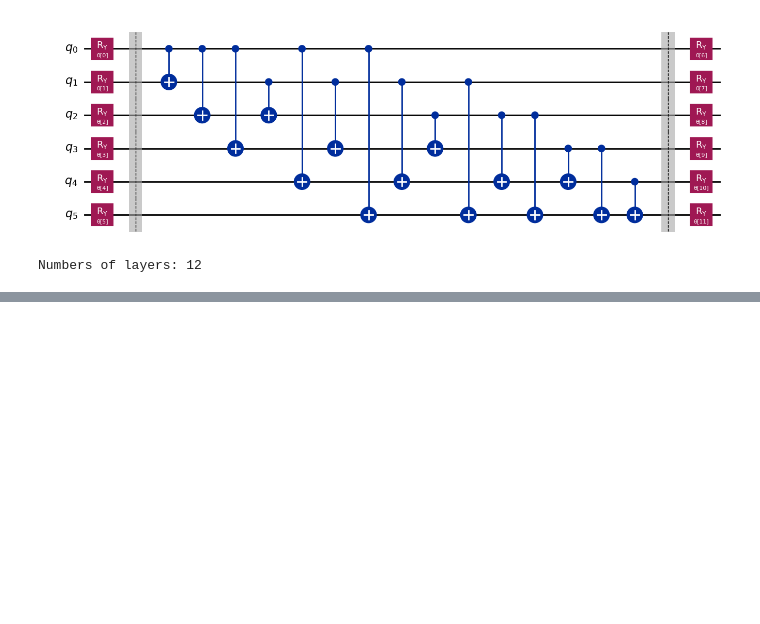
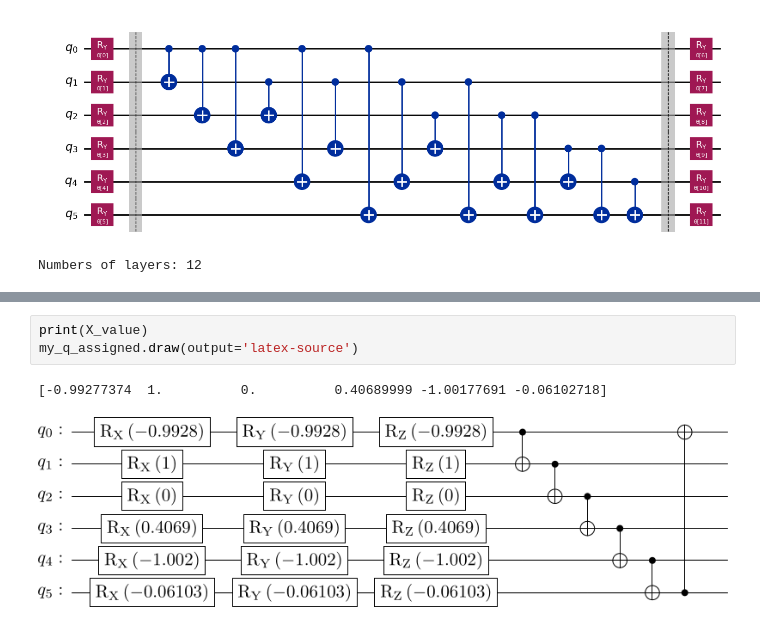
Before and after one commit to fdamore/QK, a Jupyter notebook: notebooks/validation.ipynb, the cells around one changed output, grey strips where cells are left out. Cells and saved outputs as stored; diff of their text form; blank space fills up the shorter version.

```diff
--- a/notebooks/validation.ipynb
+++ b/notebooks/validation.ipynb
@@ -200,0 +201,6 @@ list(np.array([3,3,2]))
+# %%
+print(X_value)
+my_q_assigned.draw(output='latex-source')
+# %% [output]
+[-0.99277374  1.          0.          0.40689999 -1.00177691 -0.06102718]
+[figure, added]
```
Also changed, not shown: parts of 10 cells of this notebook, 1 other file.
